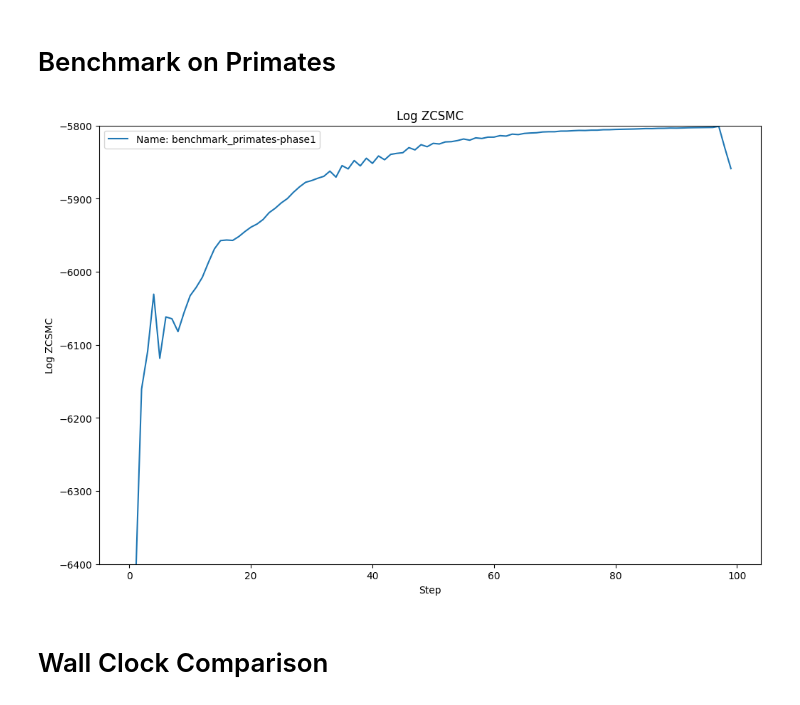
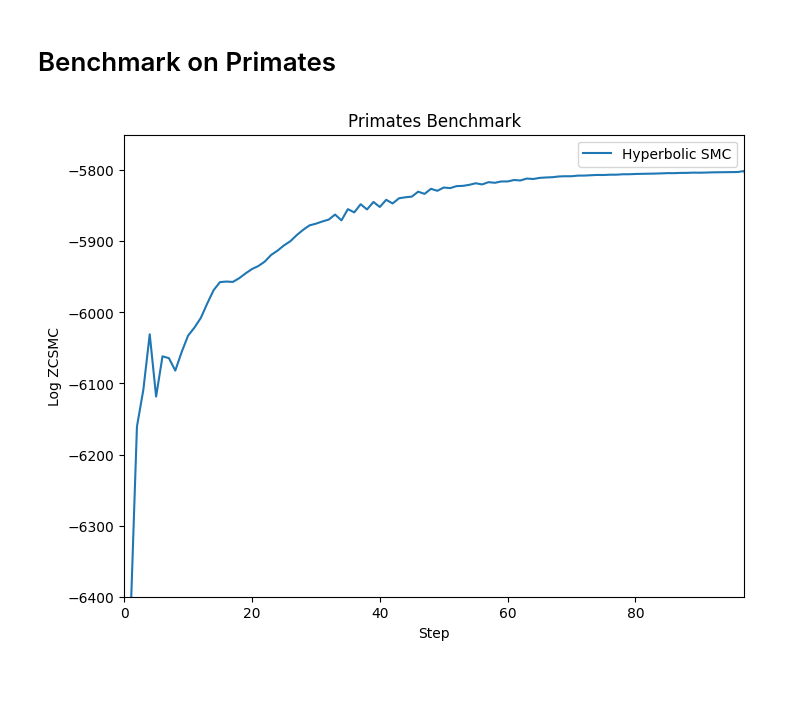
Before and after one commit to axchen7/vcsmc, a Jupyter notebook: iclr_figures/plots.ipynb, the cells around one changed output. Saved outputs shown, nothing was run; the diff lists cells and outputs as text; code cells hidden in the pictures; blank space fills up the shorter version.

```diff
--- a/iclr_figures/plots.ipynb
+++ b/iclr_figures/plots.ipynb
@@ -88,25 +115,28 @@ plt.show()
 # %%
 df = pd.read_csv(f"{data_dir}/primates_benchmark.csv")
 
 # Define the column to plot
-column_to_plot = "Name: benchmark_primates-phase1 - Log ZCSMC__MAX"
+column = "Name: benchmark_primates-phase1 - Log ZCSMC__MAX"
+label = "Hyperbolic SMC"
 
 # Plot the data
-plt.figure(figsize=(12, 8))
-plt.plot(df["Step"], df[column_to_plot], label=column_to_plot.split(" - ")[0])
+plt.figure(figsize=(8, 6))
+plt.plot(df["Step"], df[column], label=label)
+
+# Set x-axis range
+plt.xlim(0, 97)
 
 # Set y-axis range
-plt.ylim(-6400, -5800)
+plt.ylim(-6400, -5750)
 
 # Add labels and title
 plt.xlabel("Step")
 plt.ylabel("Log ZCSMC")
-plt.title("Log ZCSMC")
+plt.title("Primates Benchmark")
 plt.legend()
 
 # Show the plot
+plt.savefig("output/primates_benchmark.pdf")
 plt.show()
 # %% [output]
-[figure, old version]
+[figure, new version]
-# %% [markdown]
-# Wall Clock Comparison
```
Also changed, not shown: parts of 5 cells of this notebook.
